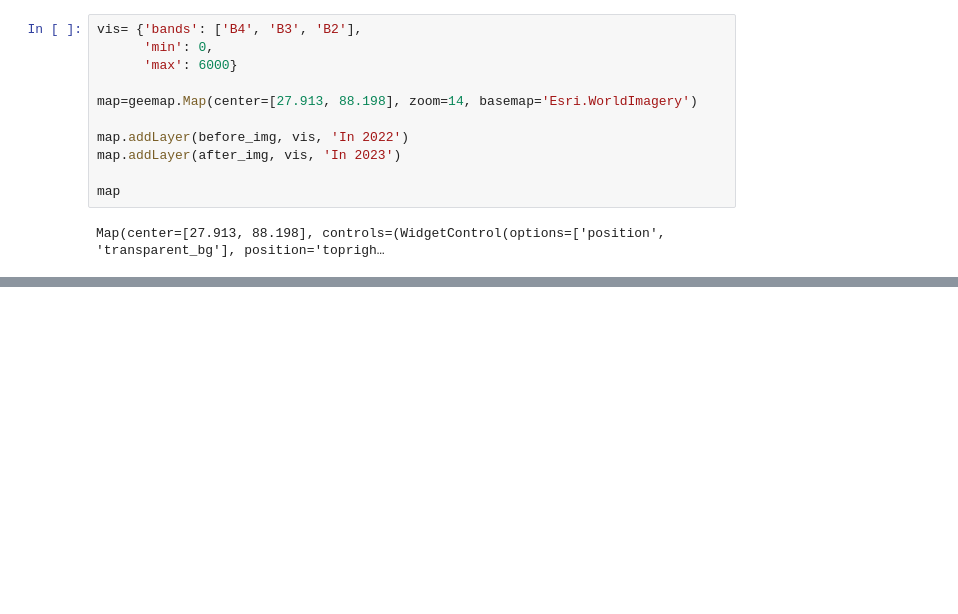
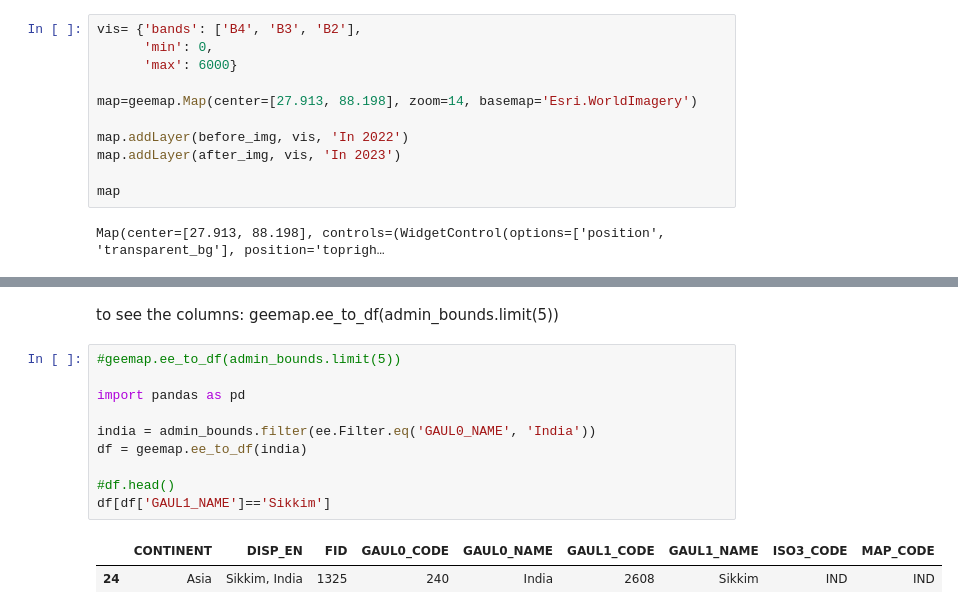
Before and after one commit to hamidatbi/himalaya-glof-risk, a Jupyter notebook: Hymalias.ipynb, the cells around one changed output, grey strips where cells are left out. Saved outputs shown, nothing was run; the diff lists cells and outputs as text; blank space fills up the shorter version.

```diff
--- a/Hymalias.ipynb
+++ b/Hymalias.ipynb
@@ -93,0 +92,15 @@ geemap.ee_to_df(admin_bounds.limit(5))
+# %% [markdown]
+to see the columns:  geemap.ee_to_df(admin_bounds.limit(5))
+# %%
+#geemap.ee_to_df(admin_bounds.limit(5))
+
+import pandas as pd
+
+india = admin_bounds.filter(ee.Filter.eq('GAUL0_NAME', 'India'))
+df = geemap.ee_to_df(india)
+
+#df.head()
+df[df['GAUL1_NAME']=='Sikkim']
+# %% [output]
+|  | CONTINENT | DISP_EN | FID | GAUL0_CODE | GAUL0_NAME | GAUL1_CODE | GAUL1_NAME | ISO3_CODE | MAP_CODE |
+| 24 | Asia | Sikkim, India | 1325 | 240 | India | 2608 | Sikkim | IND | IND |
```
Also changed, not shown: parts of 8 cells of this notebook.
